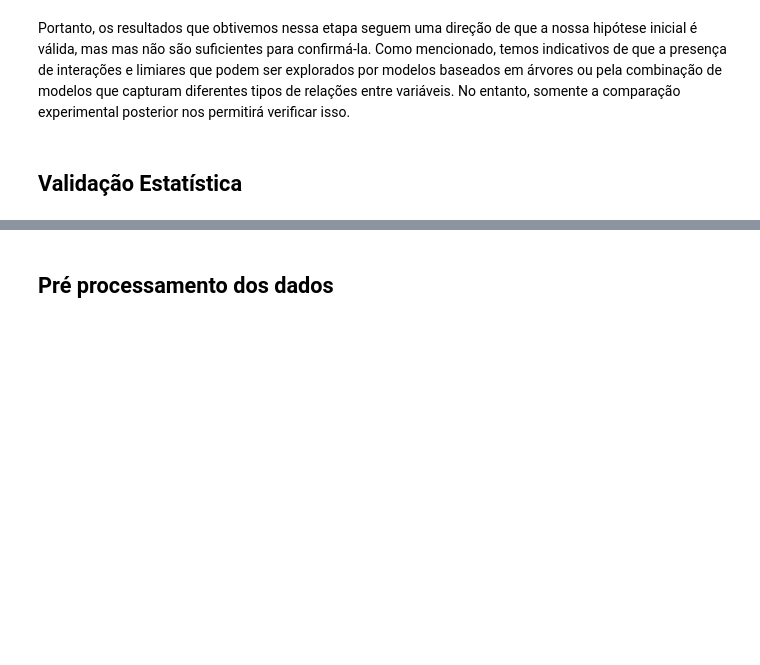
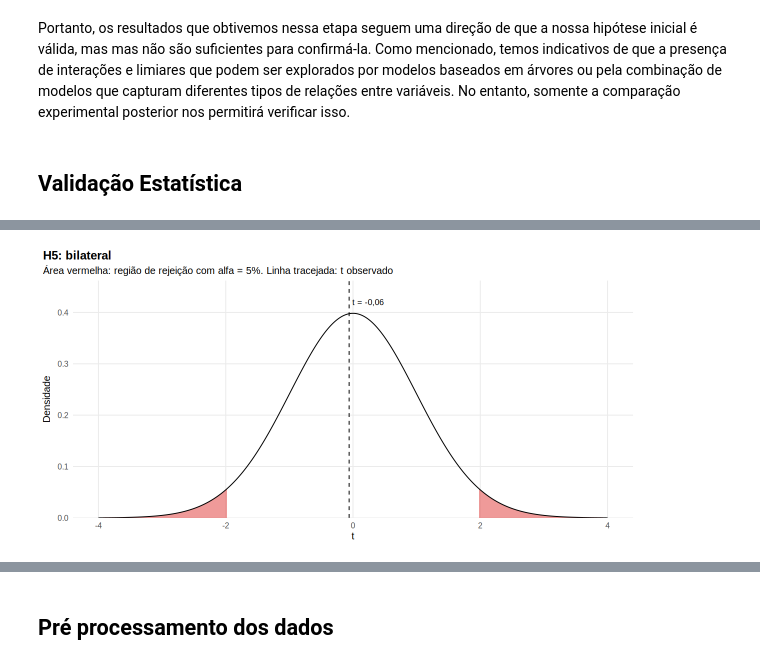
Before and after one commit to luiseduaardo/credit-card-fraud-detection, a Jupyter notebook: analysis.ipynb, the cells around one changed output, grey strips where cells are left out. Cells and saved outputs as stored; diff of their text form; code cells hidden in the pictures; blank space fills up the shorter version.

```diff
--- a/analysis.ipynb
+++ b/analysis.ipynb
@@ -974,0 +1249,4 @@ Portanto, os resultados que obtivemos nessa etapa seguem uma direção de que a
+# %%
+h5 <- teste_t("cardholder_age", "two.sided")    # bilateral
+h5$resumo
+h5$teste
@@ -974,0 +1268,23 @@ Portanto, os resultados que obtivemos nessa etapa seguem uma direção de que a
+# %%
+# Distribuição t sob H0 no teste H5, com a região de rejeição (alfa = 5%) e o t observado
+gl5    <- unname(h5$teste$parameter)
+t_obs5 <- unname(h5$teste$statistic)
+corte5 <- qt(1 - alfa / 2, gl5)
+
+curva5 <- data.frame(x = seq(-4, 4, length.out = 1000))
+curva5$densidade <- dt(curva5$x, gl5)
+
+ggplot(curva5, aes(x, densidade)) +
+  geom_area(data = subset(curva5, x < -corte5), fill = "#E45756", alpha = 0.6) +
+  geom_area(data = subset(curva5, x >  corte5), fill = "#E45756", alpha = 0.6) +
+  geom_line() +
+  geom_vline(xintercept = t_obs5, linetype = "dashed") +
+  annotate("text", x = t_obs5, y = 0.42,
+           label = paste0("t = ", formatC(t_obs5, format = "f", digits = 2, decimal.mark = ",")),
+           hjust = -0.1, size = 3.5) +
+  scale_y_continuous(expand = expansion(mult = c(0, 0.1))) +
+  labs(title = "H5: bilateral",
+       subtitle = "Área vermelha: região de rejeição com alfa = 5%. Linha tracejada: t observado",
+       x = "t", y = "Densidade")
+# %% [output]
+[figure, added]
```
Also changed, not shown: parts of 39 cells of this notebook.
